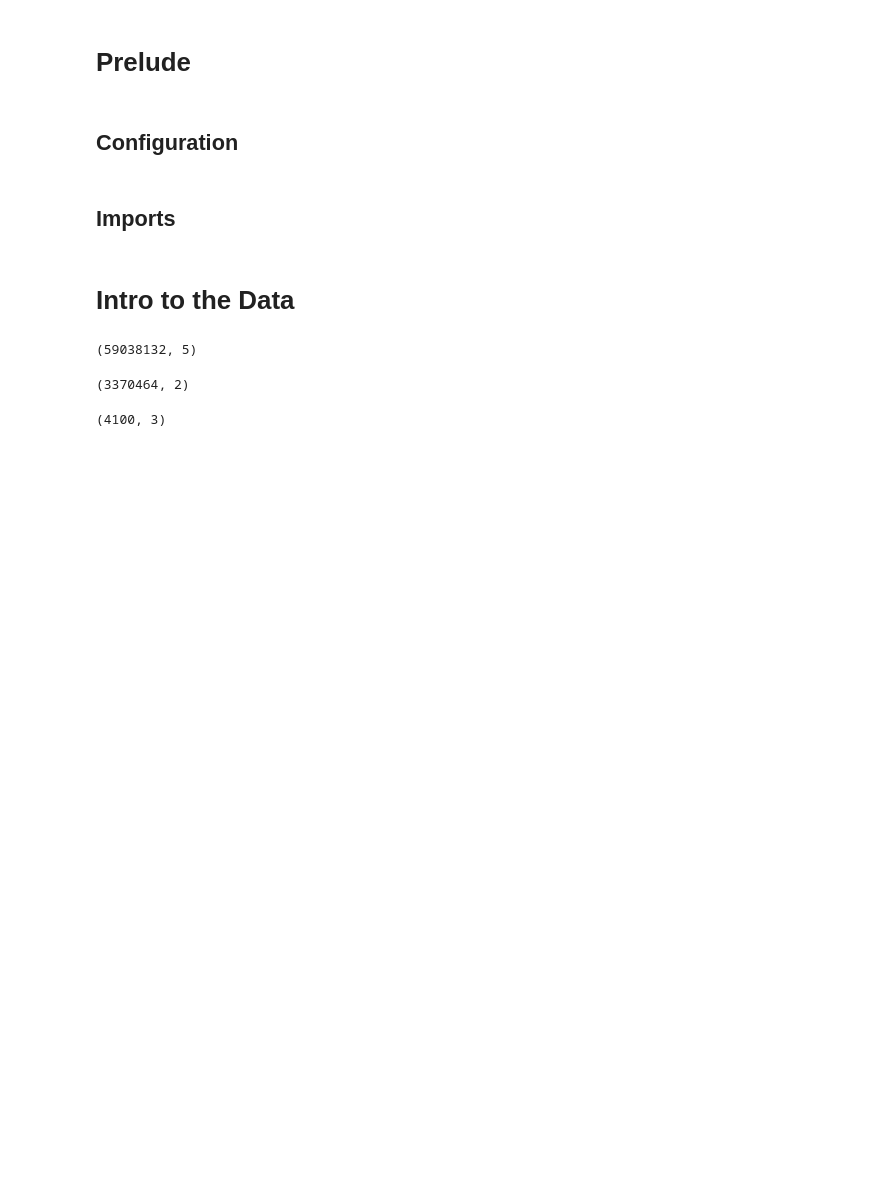
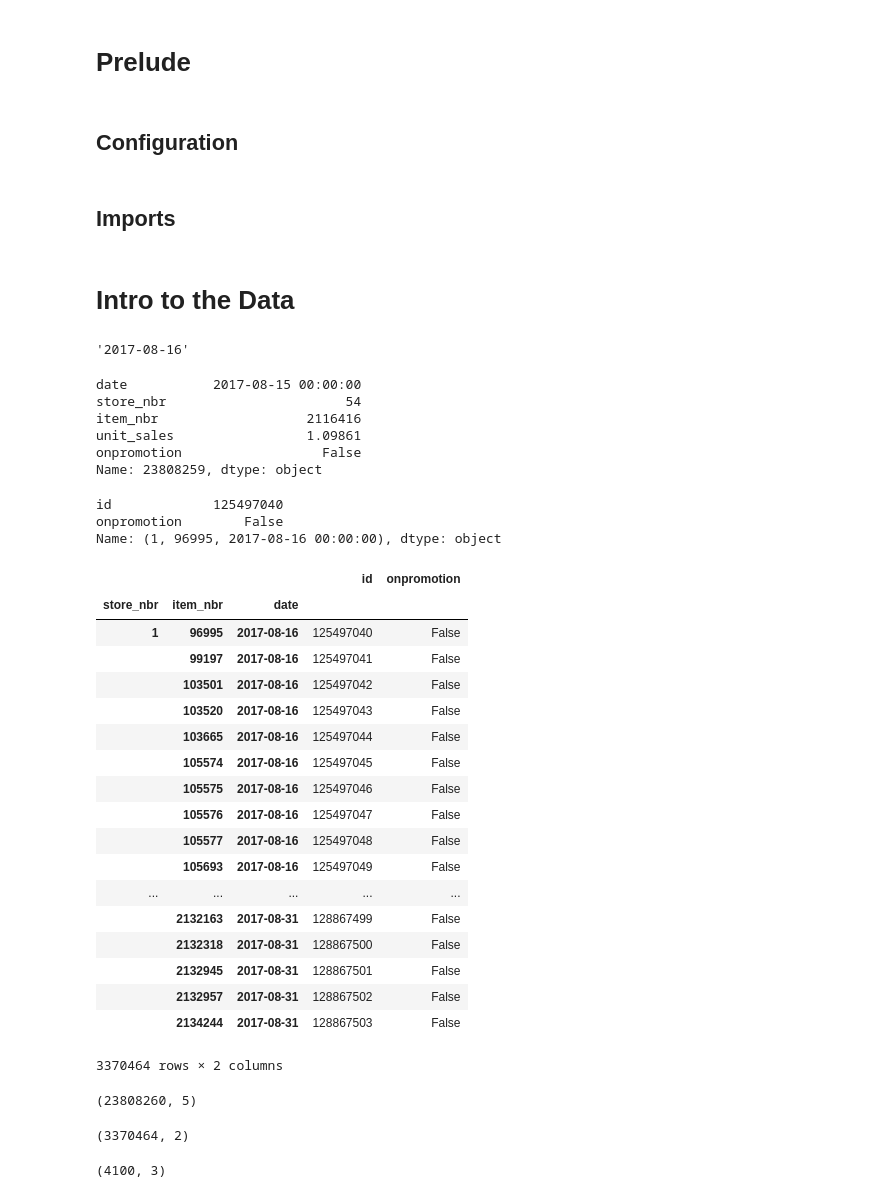
Before and after one commit to budgefeeney/OttomanDiviner, a Jupyter notebook: notebooks/CeShine Lee Solution.ipynb, the cells around one changed output. Cells and saved outputs as stored; diff of their text form; code cells hidden in the pictures; blank space fills up the shorter version.

```diff
--- a/notebooks/CeShine Lee Solution.ipynb
+++ b/notebooks/CeShine Lee Solution.ipynb
@@ -49,4 +50,27 @@ df_test = pd.read_csv(
 )
+# %%
+query_start_date
+# %% [output]
+'2017-08-16'
+# %%
+cumul_sales_query = cumul_sales_query.set_index(
+    ['store_nbr', 'item_nbr', 'date']
+)
+# %%
+cumul_sales.iloc[-1,:]
+# %% [output]
+date           2017-08-15 00:00:00
+store_nbr                       54
+item_nbr                   2116416
+unit_sales                 1.09861
+onpromotion                  False
+Name: 23808259, dtype: object
+# %%
+cumul_sales_query.iloc[0,:]
+# %% [output]
+id             125497040
+onpromotion        False
+Name: (1, 96995, 2017-08-16 00:00:00), dtype: object
 # %%
 items = pd.read_csv(
     ItemsPath,
@@ -55,8 +79,30 @@ items = pd.read_csv(
 stores = pd.read_csv(
     StoresPath
 ).set_index("store_nbr")
+# %%
+cumul_sales_query
+# %% [output]
+|  |  |  | id | onpromotion |
+| store_nbr | item_nbr | date |  |  |
+| 1 | 96995 | 2017-08-16 | 125497040 | False |
+|  | 99197 | 2017-08-16 | 125497041 | False |
+|  | 103501 | 2017-08-16 | 125497042 | False |
+|  | 103520 | 2017-08-16 | 125497043 | False |
+|  | 103665 | 2017-08-16 | 125497044 | False |
+|  | 105574 | 2017-08-16 | 125497045 | False |
+|  | 105575 | 2017-08-16 | 125497046 | False |
+|  | 105576 | 2017-08-16 | 125497047 | False |
+|  | 105577 | 2017-08-16 | 125497048 | False |
+|  | 105693 | 2017-08-16 | 125497049 | False |
+| ... | ... | ... | ... | ... |
+|  | 2132163 | 2017-08-31 | 128867499 | False |
+|  | 2132318 | 2017-08-31 | 128867500 | False |
+|  | 2132945 | 2017-08-31 | 128867501 | False |
+|  | 2132957 | 2017-08-31 | 128867502 | False |
+|  | 2134244 | 2017-08-31 | 128867503 | False |
+3370464 rows × 2 columns
 # %%
-df_train.shape
+cumul_sales.shape
 # %% [output]
-(59038132, 5)
+(23808260, 5)
 # %%
```
Also changed, not shown: parts of 41 cells of this notebook, 1 other file.
